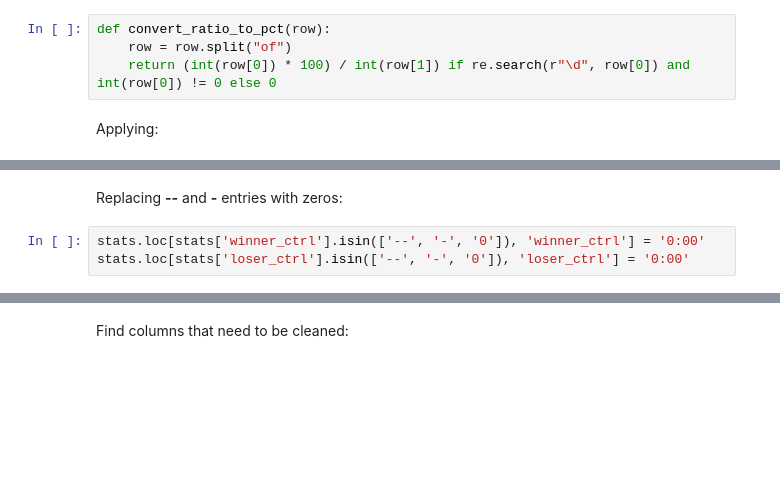
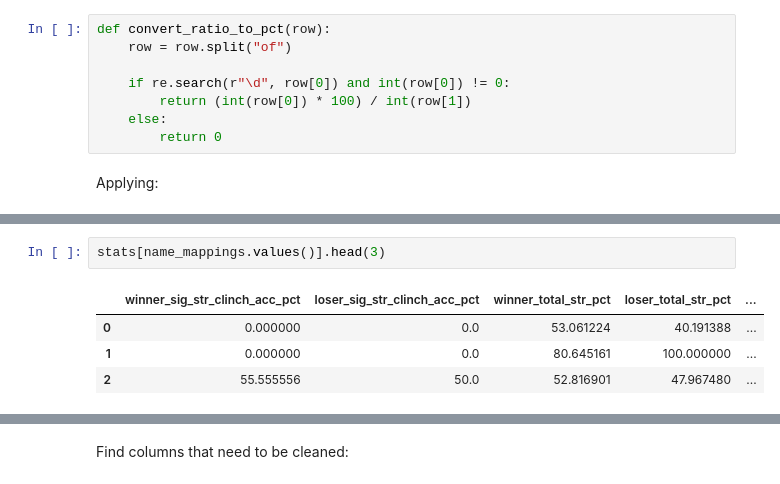
Before and after one commit to komaksym/UFC-DataLab, a Jupyter notebook: data/src/prepare_for_EDA.ipynb, the cells around one changed output, grey strips where cells are left out. Cells and saved outputs as stored; diff of their text form; blank space fills up the shorter version.

```diff
--- a/data/src/prepare_for_EDA.ipynb
+++ b/data/src/prepare_for_EDA.ipynb
@@ -509,7 +522,11 @@ Let's standardize.
 # %%
 def convert_ratio_to_pct(row):
     row = row.split("of")
-    return (int(row[0]) * 100) / int(row[1]) if re.search(r"\d", row[0]) and int(row[0]) != 0 else 0
+
+    if re.search(r"\d", row[0]) and int(row[0]) != 0:
+        return (int(row[0]) * 100) / int(row[1])
+    else:
+        return 0
 # %% [markdown]
 Applying:
 # %%
@@ -554,5 +539,7 @@ stats['winner_sig_str_pct']
-# %% [markdown]
-Replacing **--** and **-** entries with zeros:
-# %%
-stats.loc[stats['winner_ctrl'].isin(['--', '-', '0']), 'winner_ctrl'] = '0:00'
-stats.loc[stats['loser_ctrl'].isin(['--', '-', '0']), 'loser_ctrl'] = '0:00'
+# %%
+stats[name_mappings.values()].head(3)
+# %% [output]
+|  | winner_sig_str_clinch_acc_pct | loser_sig_str_clinch_acc_pct | winner_total_str_pct | loser_total_str_pct | ... |
+| 0 | 0.000000 | 0.0 | 53.061224 | 40.191388 | ... |
+| 1 | 0.000000 | 0.0 | 80.645161 | 100.000000 | ... |
+| 2 | 55.555556 | 50.0 | 52.816901 | 47.967480 | ... |
```
Also changed, not shown: parts of 58 cells of this notebook.
